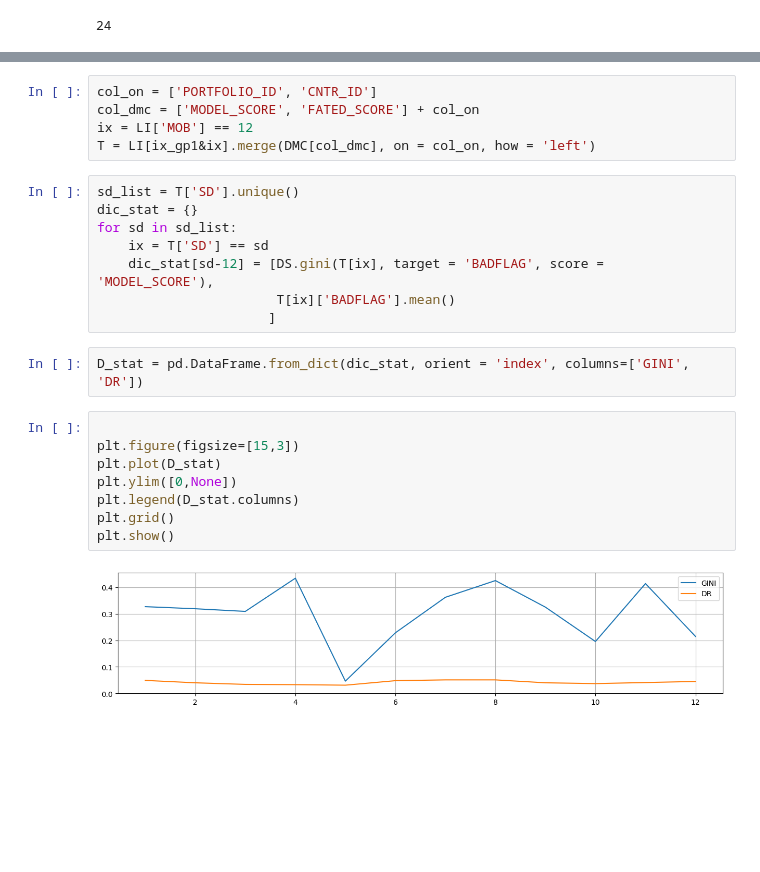
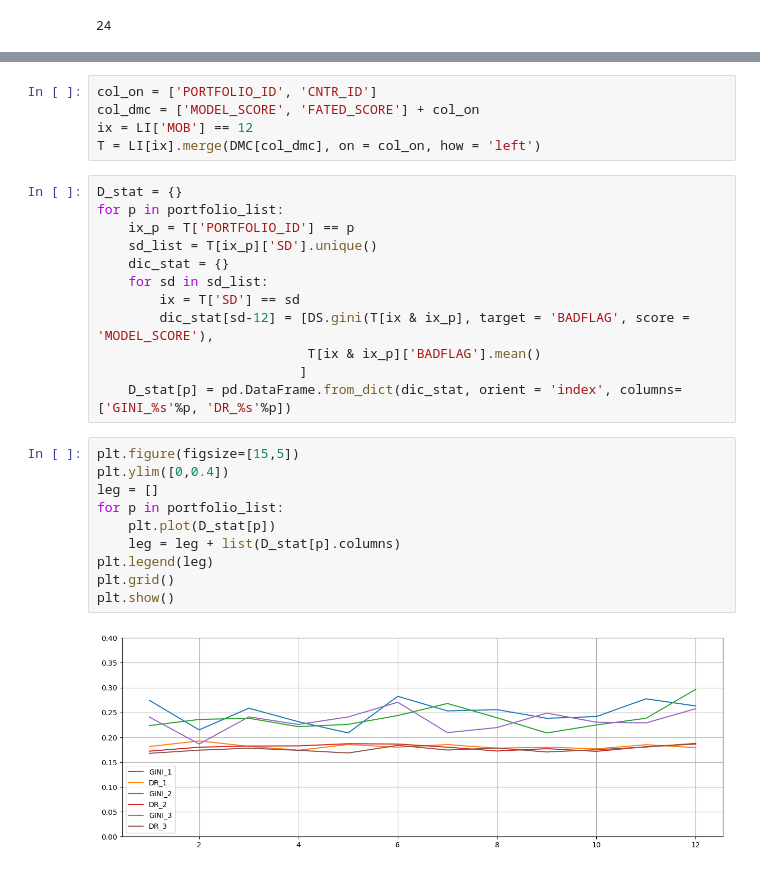
Before and after one commit to il-giza/Bank_SandBox, a Jupyter notebook: matrix_migration/generator_of_portfolio.ipynb, the cells around one changed output, grey strips where cells are left out. Drawn from its saved outputs; the diff is of its cells as text; blank space fills up the shorter version.

```diff
--- a/matrix_migration/generator_of_portfolio.ipynb
+++ b/matrix_migration/generator_of_portfolio.ipynb
@@ -242,24 +271,28 @@ plt.show()
 col_on = ['PORTFOLIO_ID', 'CNTR_ID']
 col_dmc = ['MODEL_SCORE', 'FATED_SCORE'] + col_on
 ix = LI['MOB'] == 12
-T = LI[ix_gp1&ix].merge(DMC[col_dmc], on = col_on, how = 'left')
+T = LI[ix].merge(DMC[col_dmc], on = col_on, how = 'left')
 # %%
-sd_list = T['SD'].unique()
-dic_stat = {}
-for sd in sd_list:
-    ix = T['SD'] == sd
-    dic_stat[sd-12] = [DS.gini(T[ix], target = 'BADFLAG', score = 'MODEL_SCORE'),
-                       T[ix]['BADFLAG'].mean()
-                      ]
+D_stat = {}
+for p in portfolio_list:
+    ix_p = T['PORTFOLIO_ID'] == p
+    sd_list = T[ix_p]['SD'].unique()
+    dic_stat = {}
+    for sd in sd_list:
+        ix = T['SD'] == sd
+        dic_stat[sd-12] = [DS.gini(T[ix & ix_p], target = 'BADFLAG', score = 'MODEL_SCORE'),
+                           T[ix & ix_p]['BADFLAG'].mean()
+                          ]
+    D_stat[p] = pd.DataFrame.from_dict(dic_stat, orient = 'index', columns=['GINI_%s'%p, 'DR_%s'%p])
-# %%
-D_stat = pd.DataFrame.from_dict(dic_stat, orient = 'index', columns=['GINI', 'DR'])
 # %%
-
-plt.figure(figsize=[15,3])
-plt.plot(D_stat)
-plt.ylim([0,None])
-plt.legend(D_stat.columns)
+plt.figure(figsize=[15,5])
+plt.ylim([0,0.4])
+leg = []
+for p in portfolio_list:
+    plt.plot(D_stat[p])
+    leg = leg + list(D_stat[p].columns)
+plt.legend(leg)
 plt.grid()
 plt.show()
 # %% [output]
-[figure, old version]
+[figure, new version]
```
Also changed, not shown: parts of 117 cells of this notebook, 1 other file.
